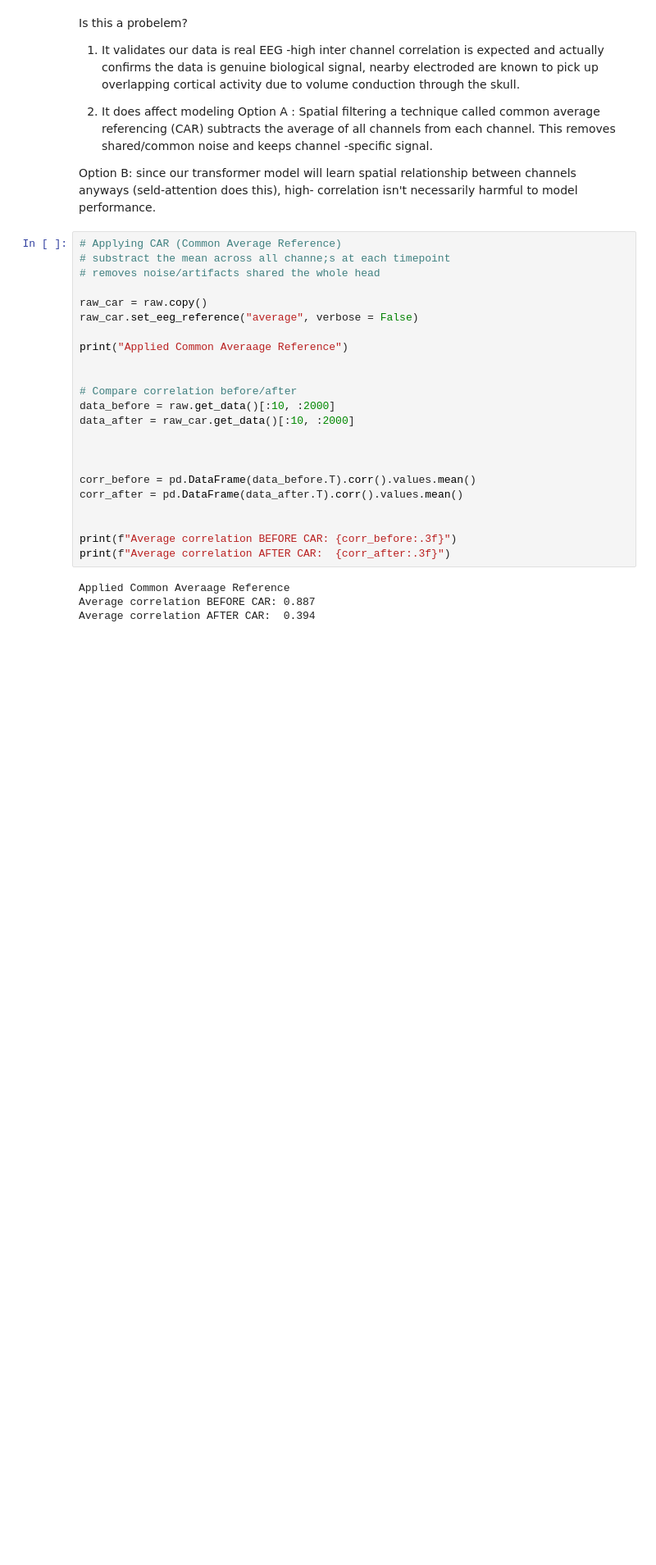
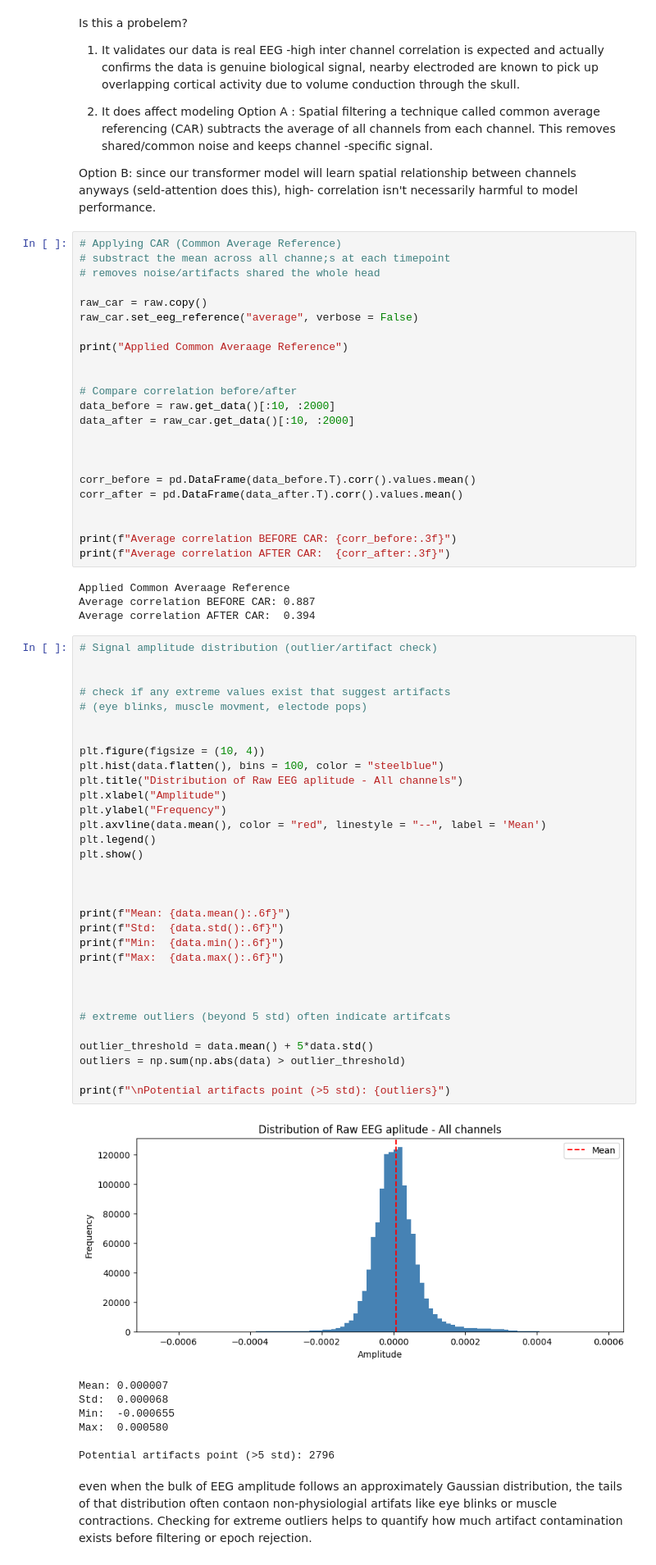
Before and after one commit to the-liyanage/neurosynth, a Jupyter notebook: notebooks/01_download_data.ipynb, the cells around one changed output. Shown at 82% size. Saved outputs shown, nothing was run; the diff lists cells and outputs as text; blank space fills up the shorter version.

Commit message:
detecting outliers

```diff
--- a/notebooks/01_download_data.ipynb
+++ b/notebooks/01_download_data.ipynb
@@ -281,3 +281,45 @@ print(f"Average correlation AFTER CAR:  {corr_after:.3f}")
 Applied Common Averaage Reference
 Average correlation BEFORE CAR: 0.887
 Average correlation AFTER CAR:  0.394
+# %%
+# Signal amplitude distribution (outlier/artifact check)
+
+
+# check if any extreme values exist that suggest artifacts
+# (eye blinks, muscle movment, electode pops)
+
+
+plt.figure(figsize = (10, 4))
+plt.hist(data.flatten(), bins = 100, color = "steelblue")
+plt.title("Distribution of Raw EEG aplitude - All channels")
+plt.xlabel("Amplitude")
+plt.ylabel("Frequency")
+plt.axvline(data.mean(), color = "red", linestyle = "--", label = 'Mean')
+plt.legend()
+plt.show()
+
+
+
+print(f"Mean: {data.mean():.6f}")
+print(f"Std:  {data.std():.6f}")
+print(f"Min:  {data.min():.6f}")
+print(f"Max:  {data.max():.6f}")
+
+
+
+# extreme outliers (beyond 5 std) often indicate artifcats
+
+outlier_threshold = data.mean() + 5*data.std()
+outliers = np.sum(np.abs(data) > outlier_threshold)
+
+print(f"\nPotential artifacts point (>5 std): {outliers}")
+# %% [output]
+[figure, added]
+Mean: 0.000007
+Std:  0.000068
+Min:  -0.000655
+Max:  0.000580
+
+Potential artifacts point (>5 std): 2796
+# %% [markdown]
+even when the bulk of EEG amplitude follows an approximately Gaussian distribution, the tails of that distribution often contaon non-physiologial artifats like eye blinks or muscle contractions. Checking for extreme outliers helps to quantify how much artifact contamination exists before filtering or epoch rejection.
```
Also changed, not shown: parts of 5 cells of this notebook.
